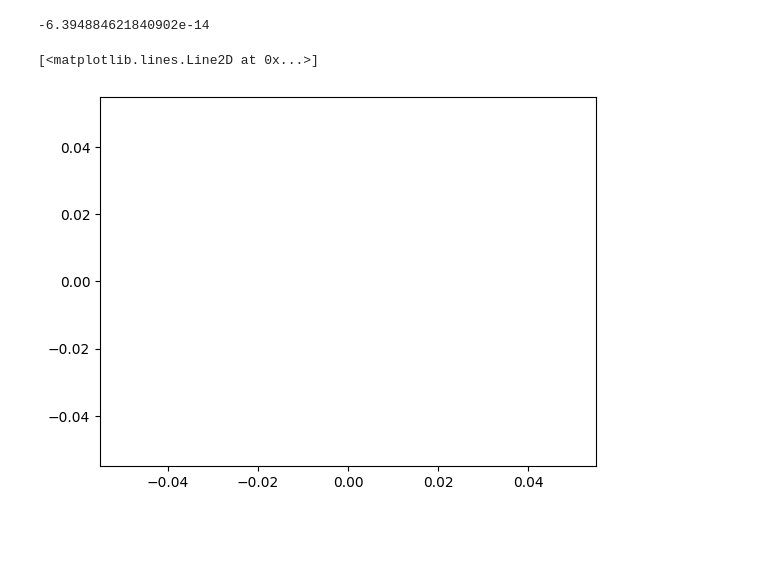
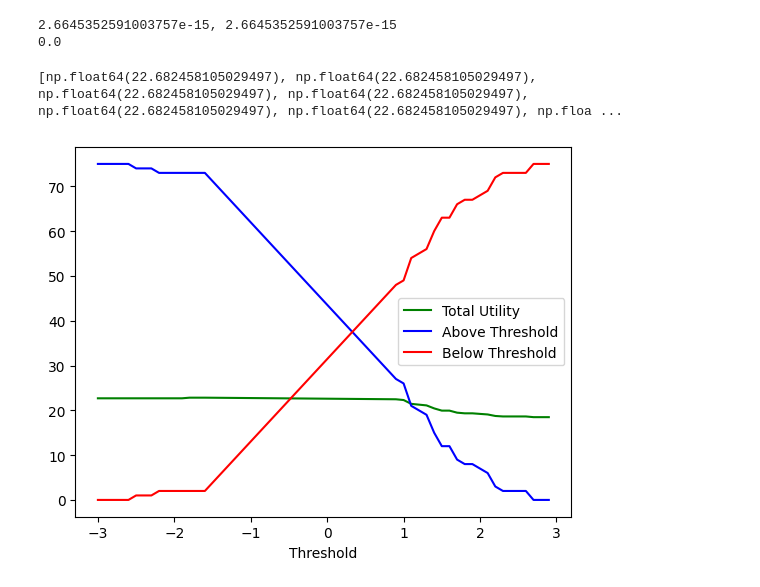
Before and after one commit to joeljins/RoAR, a Jupyter notebook: fairness/fair_thresholding_alt.ipynb, the cells around one changed output. Drawn from its saved outputs; the diff is of its cells as text; code cells hidden in the pictures; blank space fills up the shorter version.

Commit message:
plotting utility

```diff
--- a/fairness/fair_thresholding_alt.ipynb
+++ b/fairness/fair_thresholding_alt.ipynb
@@ -12,18 +12,17 @@ np.random.seed(1)
 
 # Distribution parameters
 mean_a, std_a = 0.5, 1
-mean_b, std_b = 0.1, 1
+mean_b, std_b = 0.0, 1
 
 # Domain of alpha values to test
 # Testing num values of (alpha_min - alpha_max) / num
-alpha_min, alpha_max = 0.1, 1
-alphas = np.linspace(alpha_min, alpha_max, num=100)
+alpha_min, alpha_max = 0, 1
+alphas = np.linspace(alpha_min, alpha_max, num=101)
 
 # Sample size of each distribution
 sample_size = 75
 
 # Generate samples from normal distributions
-np.random.seed(1)
 a = np.random.normal(mean_a, std_a, sample_size)
 b = np.random.normal(mean_b, std_b, sample_size)
 
@@ -35,11 +34,13 @@ c_plus = 1
 c_minus = -c_plus
 range = (-3, 3)
 interval = 0.1
+
+# 5:38 for interval = 0.01
 # %%
 from utils import opt_threshold, alt_fair_opt_step
 
 # Store results
-x = []
+x1 = []
 fair_mean_A = []
 fair_mean_B = []
 fair_threshold_A = []
@@ -47,20 +48,20 @@ fair_threshold_B = []
 total_util = []
 
 
-y6 = opt_threshold((-3, 3), u_plus=1, u_minus=-1)
+y6 = opt_threshold((-3, 3), u_plus=1, u_minus=-1.1)
 
 # Run fair optimization over a range of alpha values
 for alpha in tqdm(alphas):
     results = alt_fair_opt_step(a, b, u_plus, u_minus, c_plus, c_minus, alpha, range, interval)
     if results[0] is not None and results[1] is not None:
         A, B, thresh_A, thresh_B, max_util = results
-        x.append(alpha)
+        x1.append(alpha)
 
         fair_mean_A.append(np.mean(A))
         fair_mean_B.append(np.mean(B))
         fair_threshold_A.append(thresh_A)
         fair_threshold_B.append(thresh_B)
-        total_util.append(max_util)  # Scale utility for better visualization
+        total_util.append(max_util)
 # %%
 def plot_fairness(show_means=True, show_fair_thresholds=True, show_opt_thresholds=True, show_utility=True):
     plt.figure(figsize=(10, 6))
@@ -122,37 +141,55 @@ print(np.sum(l[0] + l[1]))
 # %%
 from utils import opt_step, alt_fair_opt_step, expected
 
-# Store results
-thresholds = np.arange(-3, 3, 0.01)
-x = []
+# Create a range of thresholds
+thresholds = np.arange(range[0], range[1], interval)
 
+# Store x and y
+x1 = []
+total_util = []
+above = []
+below = []
+unfair = []
 
 max_util = -np.inf
 for i in thresholds:
     B = np.where(b > i, b + expected(b, c_plus, c_minus), b)
     util = np.sum(expected(B, u_plus, u_minus))
     if  util > max_util:
         max_util = util
-        fair = i
-print(fair)
-total_util = []
+        opt_thresh = i
+
+print(f"{opt_thresh}, {fair_threshold_B[-1]}")
+print(opt_thresh - fair_threshold_B[-1])
+opt_thresh = fair_threshold_B[-1]
 
 delta_A = expected(a, c_plus, c_minus)
 delta_B = expected(b, c_plus, c_minus)
-B = np.where(b > fair, b + delta_B, b)
+B = np.where(b > opt_thresh, b + delta_B, b)
 util_B = np.sum(expected(B, u_plus, u_minus))
 
-for threshold in thresholds:
-    alpha = 0.5
+for threshold in tqdm(thresholds):
+    alpha = 0.56 # Fixed alpha value for this run
     A = np.where(a > threshold, a + delta_A, a)
-    if np.abs(np.mean(A) - np.mean(B)) < alpha:
+    if np.abs(np.mean(A) - np.mean(B)) > alpha:
+        unfair.append(threshold)
         continue
     utility = np.sum(expected(A, u_plus, u_minus)) + util_B
+    above.append(len(np.where(A > threshold)[0]))
+    below.append(len(np.where(A <= threshold)[0]))
     total_util.append(utility)
-    x.append(threshold)
+    x1.append(threshold)
 
-plt.plot(x, total_util, label='Total Utility', color='green')
+plt.plot(x1, total_util, label='Total Utility', color='green')
+plt.plot(x1, above, label='Above Threshold', color='blue')
+plt.plot(x1, below, label='Below Threshold', color='red')
+
+plt.legend()
+plt.xlabel('Threshold')
+
+print(total_util)
 # %% [output]
--6.394884621840902e-14
+2.6645352591003757e-15, 2.6645352591003757e-15
+0.0
-[<matplotlib.lines.Line2D at 0x...>]
+[np.float64(22.682458105029497), np.float64(22.682458105029497), np.float64(22.682458105029497), np.float64(22.682458105029497), np.float64(22.682458105029497), np.float64(22.682458105029497), np.floa ...
-[figure, old version]
+[figure, new version]
```
Also changed, not shown: parts of 2 cells of this notebook, 1 other file.
